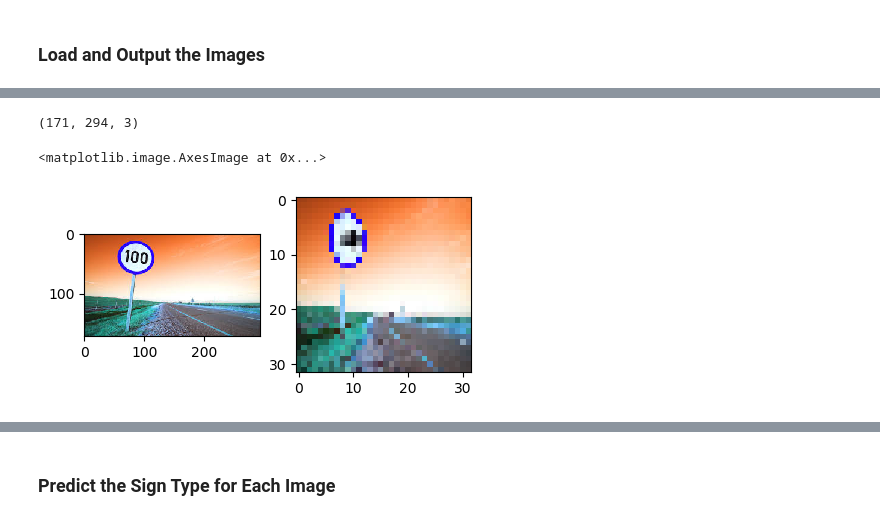
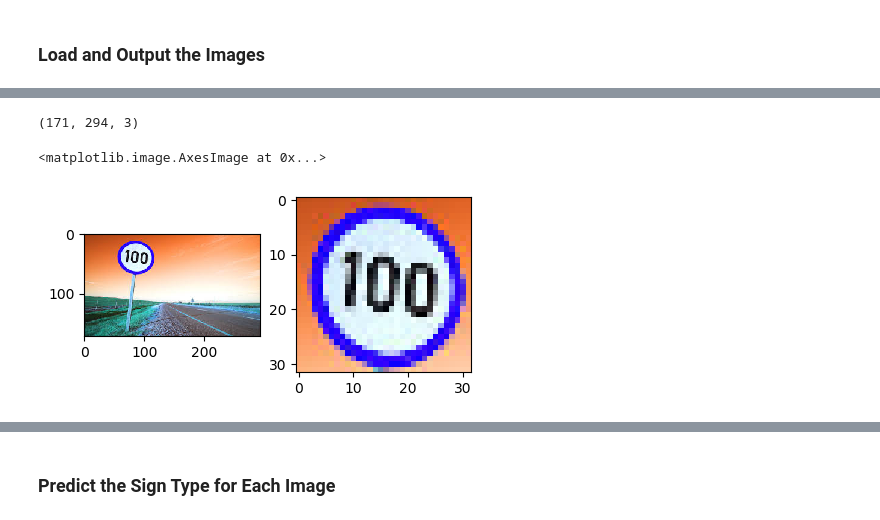
Before and after one commit to haiqibian/Traffic-Sign-Classifier-Project, a Jupyter notebook: Traffic_Sign_Classifier.ipynb, the cells around one changed output, grey strips where cells are left out. Drawn from its saved outputs; the diff is of its cells as text; code cells hidden in the pictures.

```diff
--- a/Traffic_Sign_Classifier.ipynb
+++ b/Traffic_Sign_Classifier.ipynb
@@ -436,7 +433,7 @@ print(new_images[num_image].shape)
 pylab.rcParams['figure.figsize'] = (5,5)
 plt.subplot(2,2,1)
 plt.imshow(new_images[num_image])
-crop = crop_image(new_images[num_image], 40, 25, 200, 175)
+crop = crop_image(new_images[num_image], 40, 25, 200, 150)
 res_images.append(image_resize(crop, 32, 32))
 plt.subplot(2,2,2)
 plt.imshow(res_images[num_image])
@@ -443,14 +444,15 @@ plt.imshow(res_images[num_image])
 # %%
 num_image = 1
 
 print(new_images[num_image].shape)
 pylab.rcParams['figure.figsize'] = (5,5)
 plt.subplot(2,2,1)
 plt.imshow(new_images[num_image])
-res_images.append(image_resize(new_images[num_image], 32, 32))
+crop = crop_image(new_images[num_image], 50, 10, 70, 60)
+res_images.append(image_resize(crop, 32, 32))
 plt.subplot(2,2,2)
 plt.imshow(res_images[num_image])
 # %% [output]
 (171, 294, 3)
 <matplotlib.image.AxesImage at 0x...>
-[figure, old version]
+[figure, new version]
```
Also changed, not shown: parts of 18 cells of this notebook.
